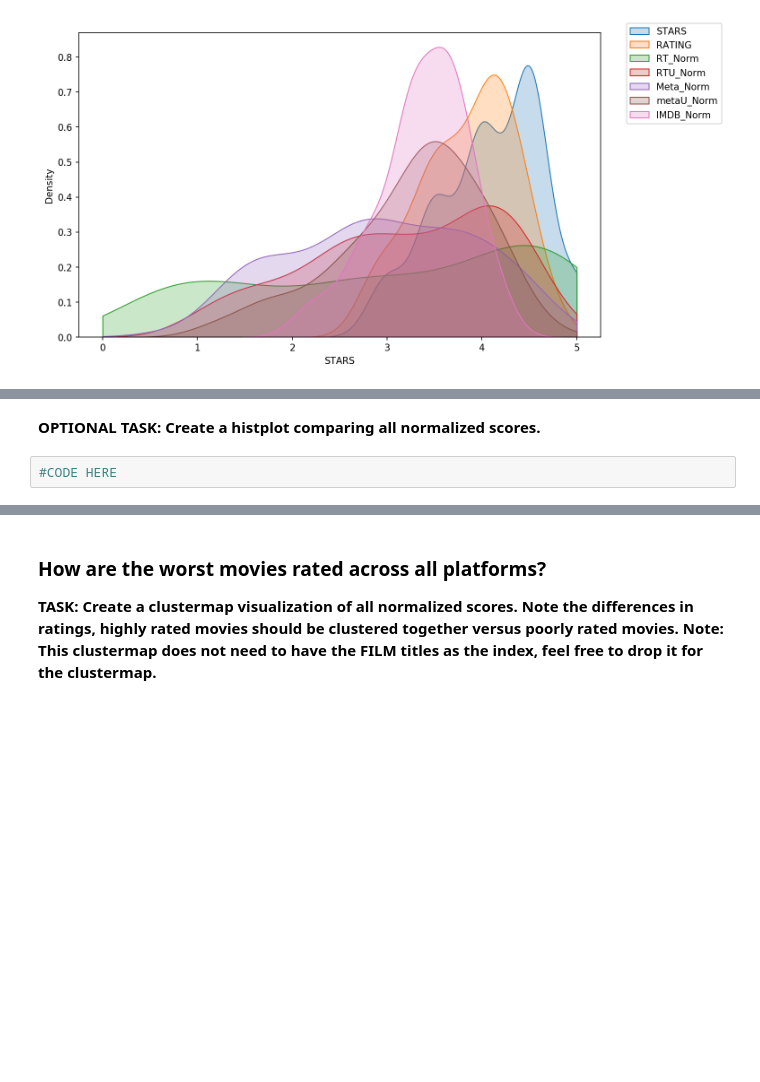
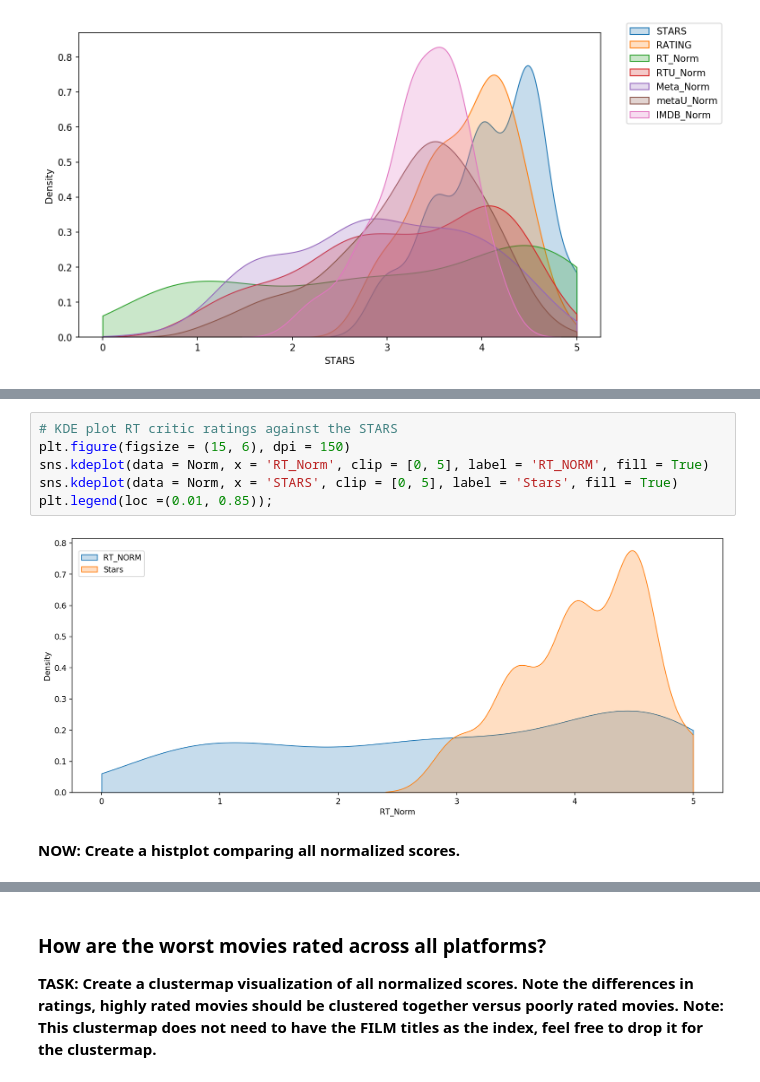
Before and after one commit to FarzinRad/Comparison-online-movie-score, a Jupyter notebook: Comparison-online-movie-score .ipynb, the cells around one changed output, grey strips where cells are left out. Cells and saved outputs as stored; diff of their text form; blank space fills up the shorter version.

Commit message:
add new compare plots

```diff
--- a/Comparison-online-movie-score .ipynb
+++ b/Comparison-online-movie-score .ipynb
@@ -659,4 +651,10 @@ plt.legend(loc = (1.05, 0.7));
+# %%
+# KDE plot RT critic ratings against the STARS
+plt.figure(figsize = (15, 6), dpi = 150)
+sns.kdeplot(data = Norm, x = 'RT_Norm', clip = [0, 5], label = 'RT_NORM', fill = True)
+sns.kdeplot(data = Norm, x = 'STARS', clip = [0, 5], label = 'Stars', fill = True)
+plt.legend(loc =(0.01, 0.85));
+# %% [output]
+[figure, added]
 # %% [markdown]
-**OPTIONAL TASK: Create a histplot comparing all normalized scores.**
+**NOW: Create a histplot comparing all normalized scores.**
-# %%
-#CODE HERE
```
Also changed, not shown: parts of 7 cells of this notebook.
